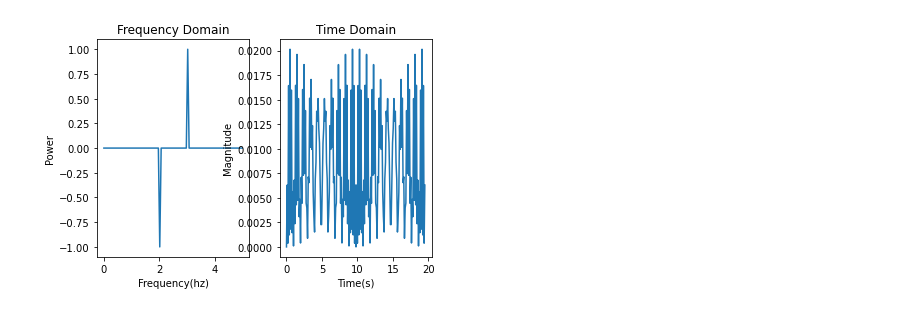
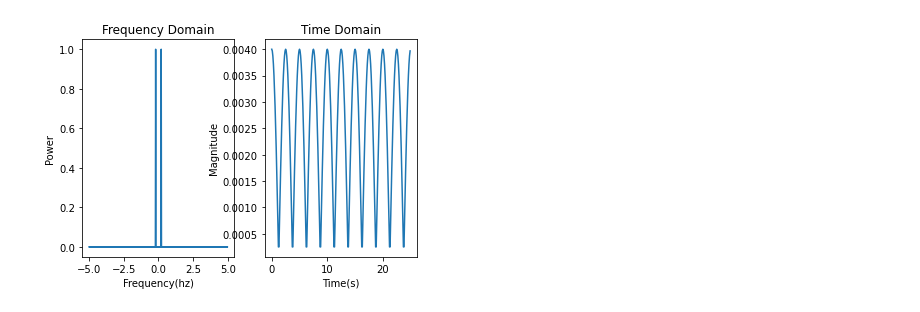
Before and after one commit to jblipper/VERITAS-Summer-Project-2022, a Jupyter notebook: Scripts/FFTs_with_Composition.ipynb, the cells around one changed output. Saved outputs shown, nothing was run; the diff lists cells and outputs as text; code cells hidden in the pictures.

```diff
--- a/Scripts/FFTs_with_Composition.ipynb
+++ b/Scripts/FFTs_with_Composition.ipynb
@@ -69,17 +65,24 @@ plot1=F(t0,y0) #change the inputs to transform each function (eg. try F(t2,y2))
 # %%
-def invF(f,A,xlimf='none',xlimt='none', plot='yes', output='no', absolute='yes',norm='no'): #same as last cell but for inverse transform
+def invF(dt,A,xlimf='none',xlimt='none', plot='yes', output='no', absolute='yes',norm='no'): #same as last cell but for inverse transform
+    n=np.size(A)
+    f=spt.fftfreq(np.size(A),d=dt)
+    t=np.arange(0,np.size(A)*dt/2,dt)
+    #print(f)
+    #print(t)
+    #print(A)
     if absolute=='no':
         if norm=='yes':
-            Y=(spt.irfft(A))/np.size(f)
+            Y0=(spt.ifft(A))/np.size(f)
         if norm=='no':
-            Y=(spt.irfft(A))
+            Y0=(spt.ifft(A))
     if absolute=='yes':
         if norm=='yes':
-            Y=abs(spt.irfft(A))/np.size(f)
+            Y0=abs(spt.ifft(A))/np.size(f)
         if norm=='no':
-            Y=abs(spt.irfft(A))
-    print(f)
-    t=np.arange(0,len(Y)*(1/(2*(f[1]*len(f)))),1/(2*(f[1]*len(f))))
+            Y0=abs(spt.ifft(A))
+    Y=[]
+    for i in range(len(Y0)//2):      #only plots the positive part of the time domain since negative part does not have physical meaning
+        Y.append(Y0[i])
 
     if plot=='yes':
         plt.subplot(1,2,1)
@@ -93,30 +96,44 @@ def invF(f,A,xlimf='none',xlimt='none', plot='yes', output='no', absolute='yes',
         plt.subplot(1,2,2)
         plt.plot(t,Y)
         if xlimt!='none':
-            plt.xlim([-xlimt,xlimt])
+            plt.xlim([0,xlimt])
         plt.xlabel('Time(s)')
         plt.ylabel('Magnitude')
         plt.title('Time Domain')
 
     if output=='yes':
-        return t,Y
+        return Y0              #negative part of time domain is necessary for further transformation
 
-f0=np.linspace(0,5,100)
-A0=np.sinc(0.5*np.pi*f0)
+f0=np.linspace(0,10,1000)
+#A0=np.sinc(0.5*np.pi*(f0))
+A01=list(np.sinc(0.5*np.pi*(f0)))
+A02=[]
+for i in range(1,len(A01)+1):
+    A02.append(A01[-i])
+A0=A01+A02
 
-f1=np.linspace(0,5,100)
-A1=np.zeros(100)
-A1[40]=-1
-A1[60]=1
+f1=np.linspace(-5,5,1000)
+A11=np.zeros(500)
+A11[10]=1
+A12=[]
+for i in range(1,len(A11)+1):
+    A12.append(-1*A11[-i+1])
+A1=A11+A12
 
-f2=np.linspace(0,5,100)
-A2=np.zeros(100)
-A2[40]=1
-A2[60]=1
+#A1[40]=-1
+#A1[60]=1
 
-f3=np.linspace(0,5,100)
+f2=np.linspace(-5,5,1000)
+A21=np.zeros(500)
+A21[10]=1
+A22=[]
+for i in range(1,len(A21)+1):
+    A22.append(A21[-i+1])
+A2=A21+A22
+
+f3=np.linspace(-5,5,100)
 A3=np.ones(100)
 
 
-invF(f1,A1,xlimf='none',xlimt='none') #frequency is actually 1 but appears to be 0.5 since absolute value is plotted
+invF(0.1,A2,xlimf='none',xlimt='none') #period is actually 5 but appears to be 2.5 since absolute value is plotted
 # %% [output]
@@ -140,2 +140,2 @@ invF(f1,A1,xlimf='none',xlimt='none') #frequency is actually 1 but appears to be
-[figure, old version]
+[figure, new version]
 # %%
```
Also changed, not shown: parts of 7 cells of this notebook.
